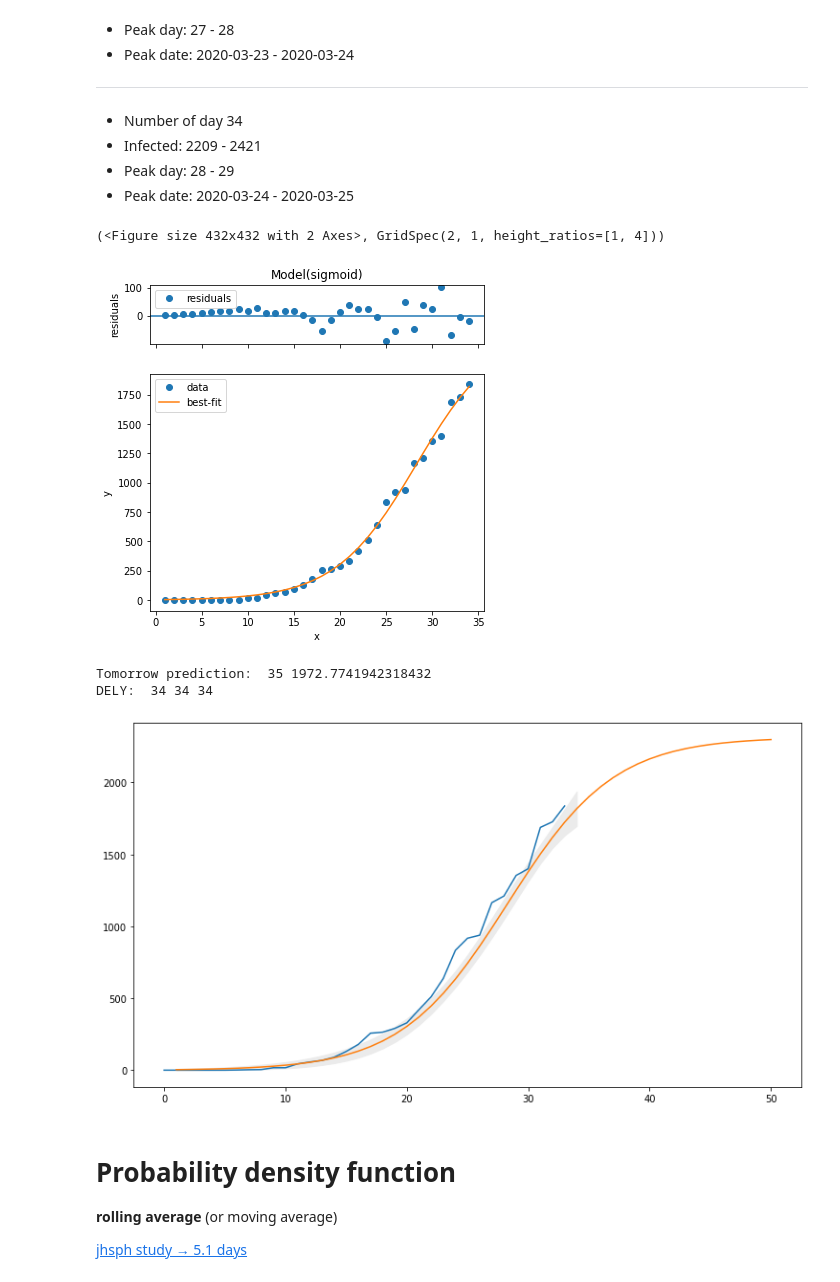
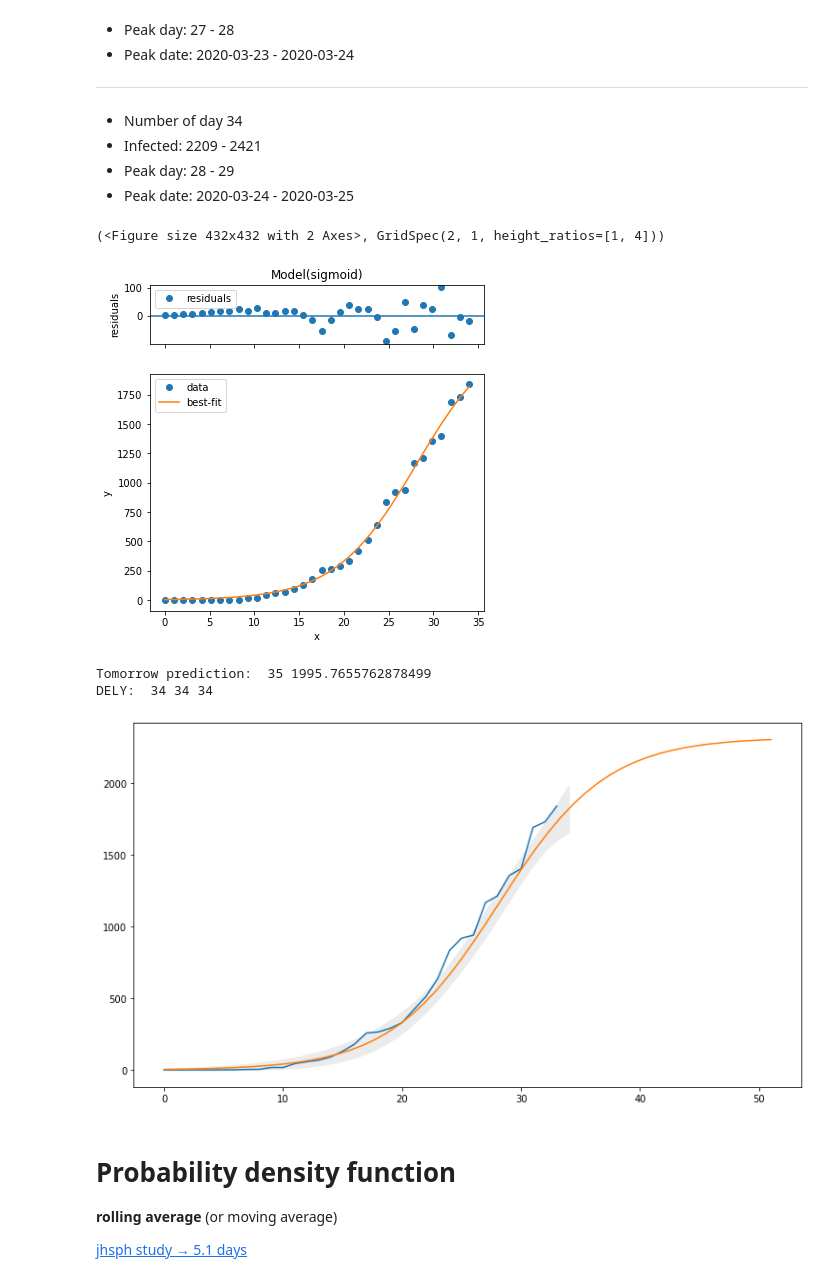
Before and after one commit to davidnussio/covid-19-ticino, a Jupyter notebook: Covid_Ticino.ipynb, the cells around one changed output. Saved outputs shown, nothing was run; the diff lists cells and outputs as text; code cells hidden in the pictures.

```diff
--- a/Covid_Ticino.ipynb
+++ b/Covid_Ticino.ipynb
@@ -50,8 +50,8 @@ number_of_days = len(data['ncumul_conf'])
 yData = data['ncumul_conf']
 
 # Days vector
-xData = numpy.linspace(1, number_of_days, number_of_days)
-xDataSample = numpy.linspace(1, num_sample, num_sample)
+xData = numpy.linspace(0, number_of_days, number_of_days)
+xDataSample = numpy.linspace(0, num_sample, num_sample)
 
 # Moving avarage
 r = new_infected.rolling(moving_avarage_win, center=True, win_type='gaussian')
@@ -69,9 +69,6 @@ print('Date range: [', data['date'][0], '- ', data['date'][number_of_days - 1],
 Number of days:  34
 Date range: [ 2020-02-25 -  2020-03-29 ]
 # %%
-#@title
-
-
 # Model
 smodel = Model(sigmoid)
 fit_params = Parameters()
@@ -80,7 +77,7 @@ fit_params.add('b', value=0.05, min=0, max=5)
 fit_params.add('c', value=30, min=1, max=200)
 #fit_params.add('d', value=1, min=0.95, max=1.15)
 
-result = smodel.fit(yData[:num_sample], fit_params, x=xDataSample)
+result = smodel.fit(yData[:num_sample], fit_params, x=xDataSample, fit_kws={'reduce_fcn':'negentropy'})
 
 result
 # %% [output]
@@ -148,11 +145,11 @@ Peak date:  2020-03-24  -  2020-03-25
 result.plot()
 # %% [output]
 (<Figure size 432x432 with 2 Axes>, GridSpec(2, 1, height_ratios=[1, 4]))
-[figure, old version]
+[figure, new version]
 # %%
 # Predicted n days
 predicted_days = 50
-x = numpy.linspace(1, predicted_days, predicted_days)
+x = numpy.linspace(0, predicted_days + 1, predicted_days)
 
 ySigmoid_dx = [sigmoid_dx(i,
                           result.params['a'].value,
@@ -161,36 +158,37 @@ ySigmoid_dx = [sigmoid_dx(i,
                           ) for i in x]
 
 ySigmoid = smodel.eval(result.params, x=x)
 
 ySigmoid2 = [sigmoid(i,
                     result.params['a'].value - result.params['a'].stderr,
                     result.params['b'].value,
                     result.params['c'].value + result.params['c'].stderr,
                     ) for i in x]
+
 ySigmoid3 = [sigmoid(i,
                     result.params['a'].value + result.params['a'].stderr,
                     result.params['b'].value,
                     result.params['c'].value - result.params['c'].stderr,
                     ) for i in x]
 
 fig, ax = plt.subplots()
 fig.set_size_inches(12.5, 7, forward=True)
 
 ax.plot(data['ncumul_conf'])
 
 #
 print('Tomorrow prediction: ', number_of_days + 1, ySigmoid[number_of_days + 1])
 
 ax.plot(x, smodel.eval(params=result.params, x=x), label='Nelder', zorder=100)
-dely = result.eval_uncertainty(sigma=4)
+dely = result.eval_uncertainty(sigma=5)
 print('DELY: ', len(xData), len(dely), len(result.best_fit))
 plt.fill_between(xDataSample, result.best_fit-dely, result.best_fit+dely, color="#EBEBEB")
 
 plt.savefig('drive/My Drive/Colab Notebooks/Covid-Ticino/data-vs-model.png', dpi=100)
 # %% [output]
-Tomorrow prediction:  35 1972.7741942318432
+Tomorrow prediction:  35 1995.7655762878499
 DELY:  34 34 34
-[figure, old version]
+[figure, new version]
 # %% [markdown]
 # Probability density function
 
```
Also changed, not shown: parts of 4 cells of this notebook.
